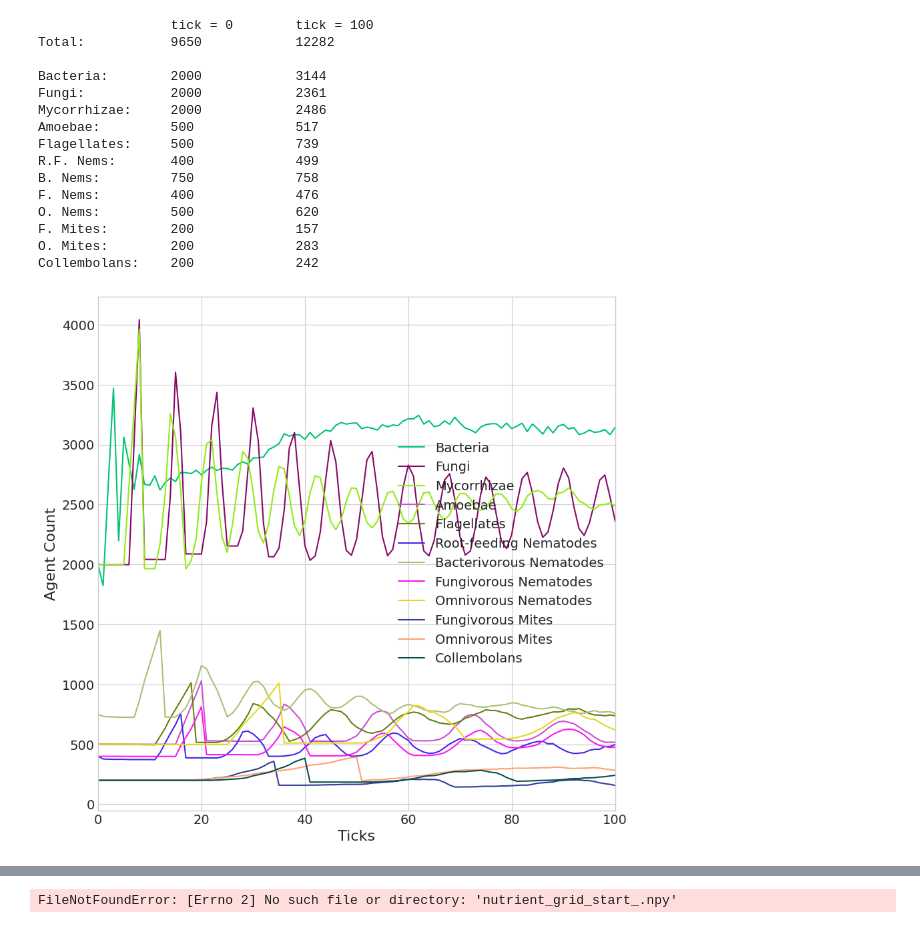
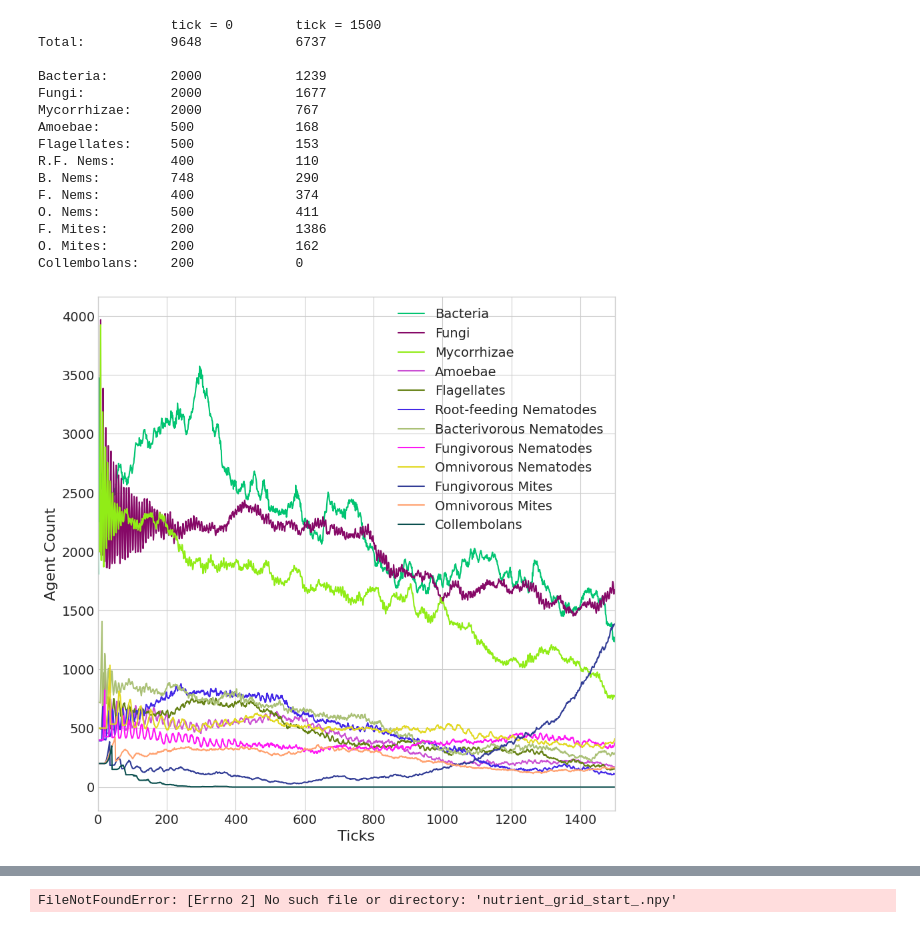
Before and after one commit to timovdk/BLOSSOM, a Jupyter notebook: experiments/viz.ipynb, the cells around one changed output, grey strips where cells are left out. Cells and saved outputs as stored; diff of their text form; code cells hidden in the pictures.

```diff
--- a/experiments/viz.ipynb
+++ b/experiments/viz.ipynb
@@ -5,7 +5,7 @@ import numpy as np
 import matplotlib.pyplot as plt
 import pandas as pd
 
-filename = 'agent_log'
+filename = 'agent_log_1'
 vid = False
 
 x_max = 400
@@ -25,6 +25,6 @@ plt.rc('legend', fontsize=SMALL_SIZE)    # legend fontsize
 plt.rc('figure', titlesize=BIGGER_SIZE)  # fontsize of the figure title
 plt.style.use("seaborn-v0_8-whitegrid")
 # %%
-df = pd.read_csv("../sosi/" + filename + ".csv")
+df = pd.read_csv("../sosi/hpc/1500_6/" + filename + ".csv")
 n = len(df["type"].unique())
 colors = ["#01c472", "#860967", "#91ec17", "#ca50d3", "#658114", "#4328e7", "#abc177", "#fe16f4", "#e2d923", "#323d96", "#ffa270", "#0a4f4e"]
@@ -39,3 +31,5 @@ for tp in sorted(df["type"].unique()):
+# %%
+counts_per_type = df.value_counts(['type', 'tick'])
 # %%
 df_first = df[df["tick"] == 0]
 df_last = df[df["tick"] == df["tick"].max()]
@@ -60,41 +54,41 @@ print('F. Mites:\t', len(df_first[df_first["type"] == 9]), '\t\t', len(df_last[d
 print('O. Mites:\t', len(df_first[df_first["type"] == 10]), '\t\t', len(df_last[df_last["type"] == 10]))
 print('Collembolans:\t', len(df_first[df_first["type"] == 11]), '\t\t', len(df_last[df_last["type"] == 11]))
 # %% [output]
-                 tick = 0        tick = 100
-Total:           9650            12282
+                 tick = 0        tick = 1500
+Total:           9648            6737
 
-Bacteria:        2000            3144
-Fungi:           2000            2361
-Mycorrhizae:     2000            2486
-Amoebae:         500             517
-Flagellates:     500             739
-R.F. Nems:       400             499
-B. Nems:         750             758
-F. Nems:         400             476
-O. Nems:         500             620
-F. Mites:        200             157
-O. Mites:        200             283
-Collembolans:    200             242
+Bacteria:        2000            1239
+Fungi:           2000            1677
+Mycorrhizae:     2000            767
+Amoebae:         500             168
+Flagellates:     500             153
+R.F. Nems:       400             110
+B. Nems:         748             290
+F. Nems:         400             374
+O. Nems:         500             411
+F. Mites:        200             1386
+O. Mites:        200             162
+Collembolans:    200             0
 # %%
 organism_group_labels = ["Bacteria", "Fungi", "Mycorrhizae", "Amoebae", "Flagellates", "Root-feeding Nematodes", "Bacterivorous Nematodes", "Fungivorous Nematodes", "Omnivorous Nematodes", "Fungivorous Mites", "Omnivorous Mites", "Collembolans"]
 fig = plt.figure(figsize=(10, 10))
 ax = fig.add_subplot()
 
-for i in range(len(counts_per_type)):
+for i in range(len(df['type'].unique())):
     plt.plot(
         range(len(df["tick"].unique())),
-        counts_per_type[i],
+        counts_per_type[i].reindex(range(len(df['tick'].unique())), fill_value=0).sort_index().to_list(),
         label=organism_group_labels[i],
         color=colors[i]
     )
 ax.set_xlim(0, df["tick"].max())
 ax.set_xlabel("Ticks")
 ax.set_ylabel("Agent Count")
 
 plt.legend()
 plt.show()
 # %% [output]
-[figure, old version]
+[figure, new version]
 # %%
 fig = plt.figure(figsize=(15, 15))
 #plt.rcParams.update({'text.color': "black", 'axes.labelcolor': "black", 'xtick.color': "black", 'ytick.color': "black"})
```
Also changed, not shown: parts of 3 cells of this notebook, 6 other files.
